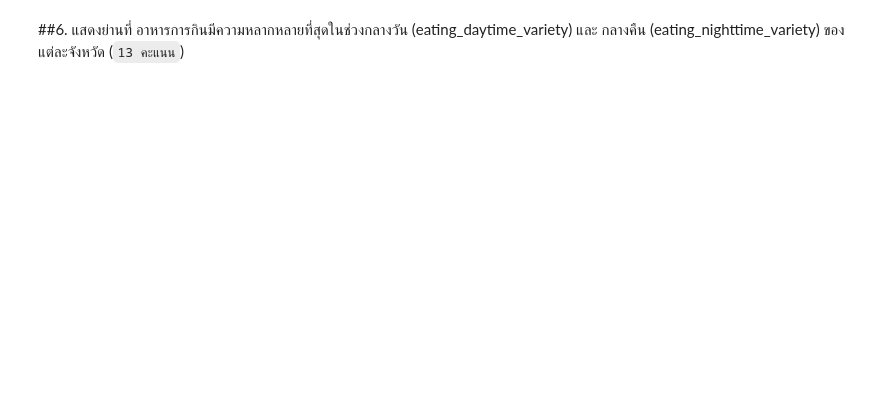
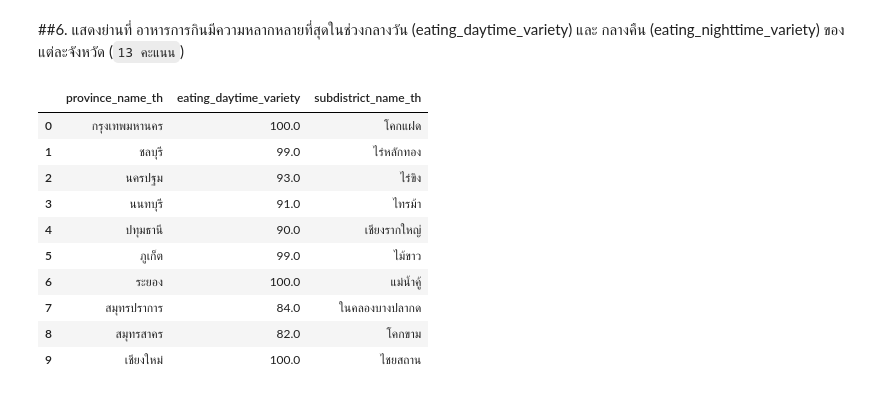
Before and after one commit to nannthd/BasicProg_DataViz65, a Jupyter notebook: midterm65.ipynb, the cells around one changed output. Cells and saved outputs as stored; diff of their text form; code cells hidden in the pictures; blank space fills up the shorter version.

````diff
--- a/midterm65.ipynb
+++ b/midterm65.ipynb
@@ -563,2 +606,17 @@ LTT[LTT['price_min']==LTT['price_min'].max()][['propertytype_name_en','price_min
 # %% [markdown]
 ##6. แสดงย่านที่ อาหารการกินมีความหลากหลายที่สุดในช่วงกลางวัน (eating_daytime_variety) และ กลางคืน (eating_nighttime_variety) ของแต่ละจังหวัด (```13 คะแนน```)
+# %%
+eatdaytime_max = eat.groupby('province_name_th',)['eating_daytime_variety','subdistrict_name_th'].max().reset_index()
+eatdaytime_max
+# %% [output]
+|  | province_name_th | eating_daytime_variety | subdistrict_name_th |
+| 0 | กรุงเทพมหานคร | 100.0 | โคกแฝด |
+| 1 | ชลบุรี | 99.0 | ไร่หลักทอง |
+| 2 | นครปฐม | 93.0 | ไร่ขิง |
+| 3 | นนทบุรี | 91.0 | ไทรม้า |
+| 4 | ปทุมธานี | 90.0 | เชียงรากใหญ่ |
+| 5 | ภูเก็ต | 99.0 | ไม้ขาว |
+| 6 | ระยอง | 100.0 | แม่น้ำคู้ |
+| 7 | สมุทรปราการ | 84.0 | ในคลองบางปลากด |
+| 8 | สมุทรสาคร | 82.0 | โคกขาม |
+| 9 | เชียงใหม่ | 100.0 | ไชยสถาน |
````
Also changed, not shown: parts of 25 cells of this notebook.
